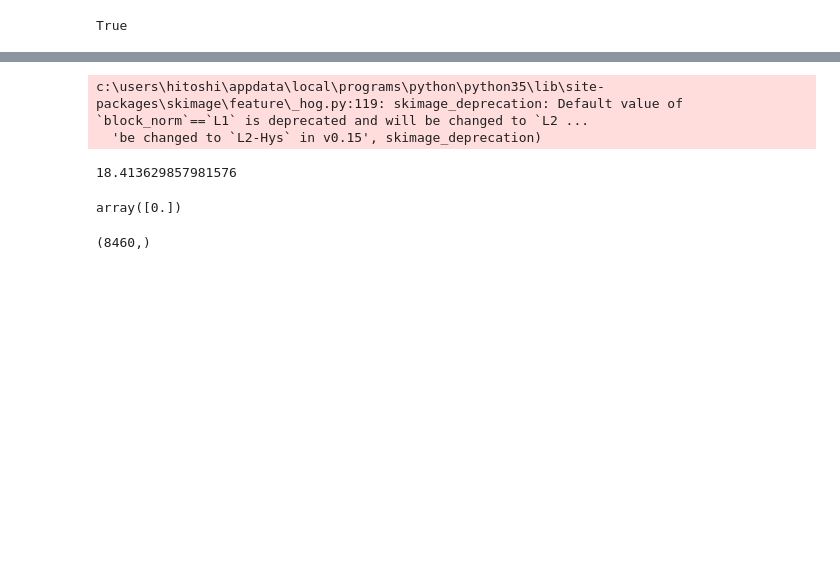
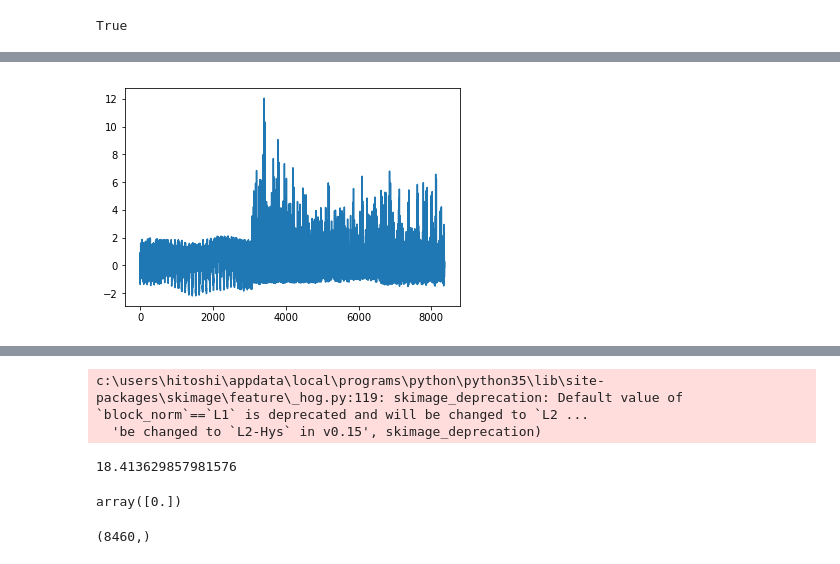
Before and after one commit to GinYoshida/Udacity_CarND_P5_Vehicle_Detection, a Jupyter notebook: Code_test.ipynb, the cells around one changed output, grey strips where cells are left out. Saved outputs shown, nothing was run; the diff lists cells and outputs as text; code cells hidden in the pictures; blank space fills up the shorter version.

```diff
--- a/Code_test.ipynb
+++ b/Code_test.ipynb
@@ -195,3 +193,8 @@ X_ = X_scaler.transform(X_feature)
+# %%
+plt.plot(X_[0])
+plt.show()
+# %% [output]
+[figure, added]
 # %%
 svc.predict(X_)
 # %% [output]
```
Also changed, not shown: parts of 15 cells of this notebook, 16 other files.
